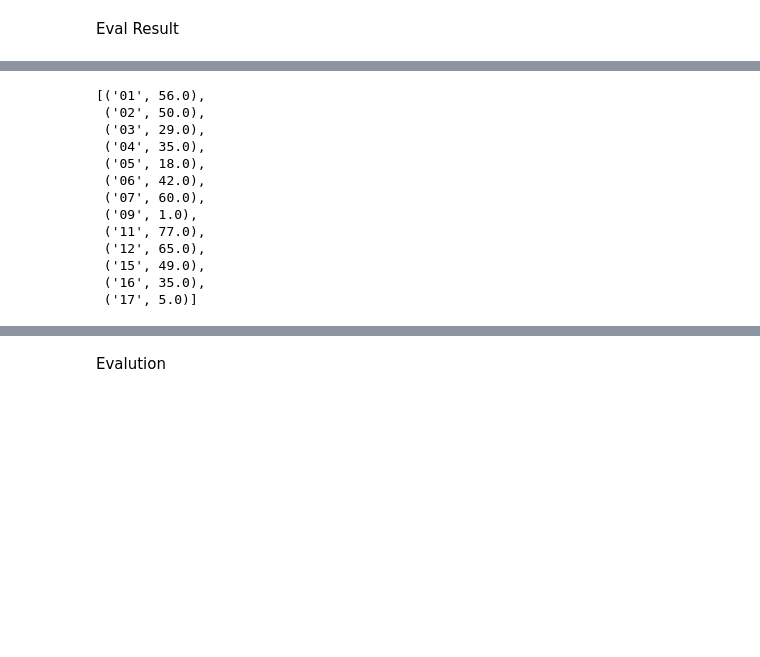
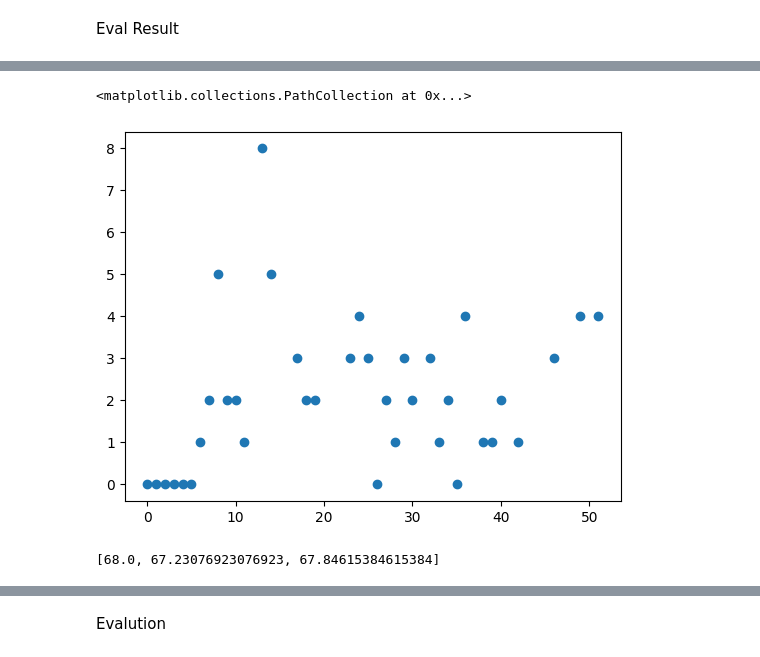
Before and after one commit to jiajingk/train_vima, a Jupyter notebook: visualize.ipynb, the cells around one changed output, grey strips where cells are left out. Cells and saved outputs as stored; diff of their text form; code cells hidden in the pictures; blank space fills up the shorter version.

Commit message:
add remote evaluation method

```diff
--- a/visualize.ipynb
+++ b/visualize.ipynb
@@ -188,5 +189,5 @@ _ = plt.plot(lrs)
 # %% [markdown]
 Eval Result
 # %%
-df = pd.read_csv('eval_2024-05-19_zesty-microwave-656_14_2024-05-23.csv')
+df = pd.read_csv('eval_2024-05-29_magic-forest-690_51_run.csv')
 # %%
@@ -239,16 +240,41 @@ sum(eval_success_rates.values()) / len(eval_success_rates)
-# %%
-sorted(list(eval_success_rates.items()))
-# %% [output]
-[('01', 56.0),
- ('02', 50.0),
- ('03', 29.0),
- ('04', 35.0),
- ('05', 18.0),
- ('06', 42.0),
- ('07', 60.0),
- ('09', 1.0),
- ('11', 77.0),
- ('12', 65.0),
- ('15', 49.0),
- ('16', 35.0),
- ('17', 5.0)]
+# %%
+all_results = glob(os.path.join('remote_eval', 'result', '*.csv'))
+all_results = {
+    epoch: path for epoch, path in
+    zip(
+        map(
+            lambda x: int(os.path.basename(x).split('_')[3]),
+            all_results
+        ),
+        all_results
+    )
+}
+def parse_eval_csv(payload):
+    epoch, path = payload
+    return epoch, calc_success_rate(pd.read_csv(path))
+success_rate_trace = list(map(
+    parse_eval_csv,
+    list(sorted(all_results.items()))
+))
+# %%
+def extract_single_success(task_id: str, trace: List[Tuple[int, Dict[str, float]]]):
+    return (
+        list(x[0] for x in trace),
+        list(x[1][task_id] for x in trace)
+    )
+
+def extract_avg_success(trace: List[Tuple[int, Dict[str, float]]]):
+    return (
+        list(x[0] for x in trace),
+        list(sum(x[1].values()) / len(x[1]) for x in trace)
+    )
+# %%
+x, y = extract_single_success("17", success_rate_trace)
+plt.scatter(x, y)
+# %% [output]
+<matplotlib.collections.PathCollection at 0x...>
+[figure, added]
+# %%
+ys[-5:]
+# %% [output]
+[68.0, 67.23076923076923, 67.84615384615384]
```
Also changed, not shown: parts of 15 cells of this notebook, 7 other files.
